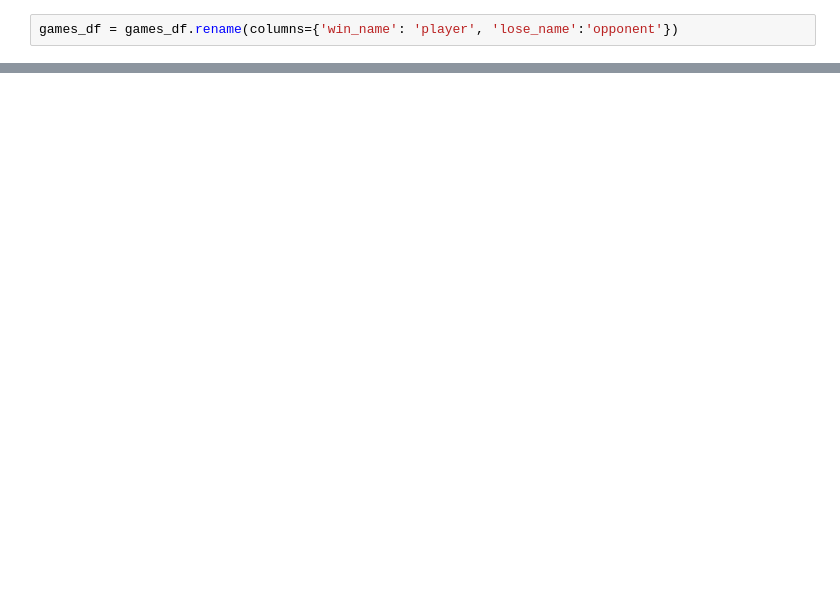
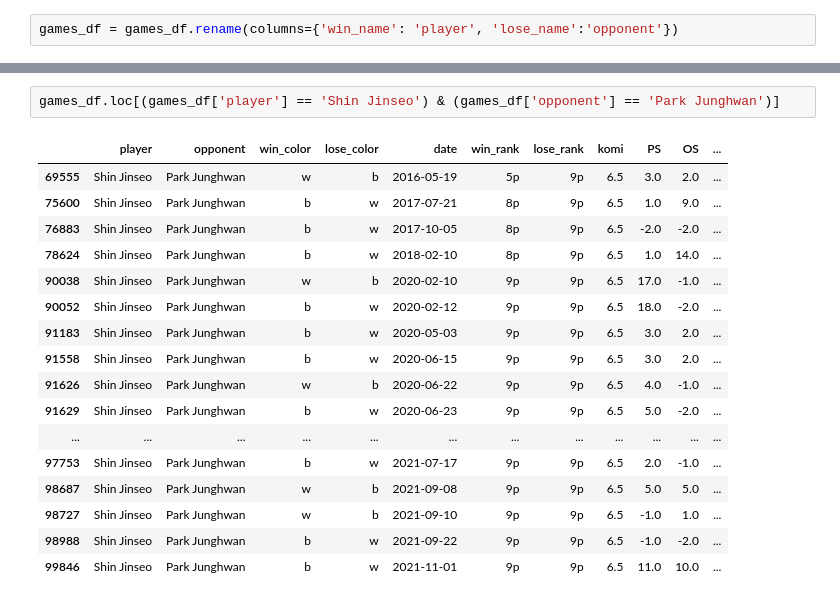
Before and after one commit to HOYOUNG98/GoWinPrediction, a Jupyter notebook: features/notebooks/against_win_rate.ipynb, the cells around one changed output, grey strips where cells are left out. Drawn from its saved outputs; the diff is of its cells as text; blank space fills up the shorter version.

```diff
--- a/features/notebooks/against_win_rate.ipynb
+++ b/features/notebooks/against_win_rate.ipynb
@@ -81,0 +82,20 @@ games_df
+# %%
+games_df.loc[(games_df['player'] == 'Shin Jinseo') & (games_df['opponent'] == 'Park Junghwan')]
+# %% [output]
+|  | player | opponent | win_color | lose_color | date | win_rank | lose_rank | komi | PS | OS | ... |
+| 69555 | Shin Jinseo | Park Junghwan | w | b | 2016-05-19 | 5p | 9p | 6.5 | 3.0 | 2.0 | ... |
+| 75600 | Shin Jinseo | Park Junghwan | b | w | 2017-07-21 | 8p | 9p | 6.5 | 1.0 | 9.0 | ... |
+| 76883 | Shin Jinseo | Park Junghwan | b | w | 2017-10-05 | 8p | 9p | 6.5 | -2.0 | -2.0 | ... |
+| 78624 | Shin Jinseo | Park Junghwan | b | w | 2018-02-10 | 8p | 9p | 6.5 | 1.0 | 14.0 | ... |
+| 90038 | Shin Jinseo | Park Junghwan | w | b | 2020-02-10 | 9p | 9p | 6.5 | 17.0 | -1.0 | ... |
+| 90052 | Shin Jinseo | Park Junghwan | b | w | 2020-02-12 | 9p | 9p | 6.5 | 18.0 | -2.0 | ... |
+| 91183 | Shin Jinseo | Park Junghwan | b | w | 2020-05-03 | 9p | 9p | 6.5 | 3.0 | 2.0 | ... |
+| 91558 | Shin Jinseo | Park Junghwan | b | w | 2020-06-15 | 9p | 9p | 6.5 | 3.0 | 2.0 | ... |
+| 91626 | Shin Jinseo | Park Junghwan | w | b | 2020-06-22 | 9p | 9p | 6.5 | 4.0 | -1.0 | ... |
+| 91629 | Shin Jinseo | Park Junghwan | b | w | 2020-06-23 | 9p | 9p | 6.5 | 5.0 | -2.0 | ... |
+| ... | ... | ... | ... | ... | ... | ... | ... | ... | ... | ... | ... |
+| 97753 | Shin Jinseo | Park Junghwan | b | w | 2021-07-17 | 9p | 9p | 6.5 | 2.0 | -1.0 | ... |
+| 98687 | Shin Jinseo | Park Junghwan | w | b | 2021-09-08 | 9p | 9p | 6.5 | 5.0 | 5.0 | ... |
+| 98727 | Shin Jinseo | Park Junghwan | w | b | 2021-09-10 | 9p | 9p | 6.5 | -1.0 | 1.0 | ... |
+| 98988 | Shin Jinseo | Park Junghwan | b | w | 2021-09-22 | 9p | 9p | 6.5 | -1.0 | -2.0 | ... |
+| 99846 | Shin Jinseo | Park Junghwan | b | w | 2021-11-01 | 9p | 9p | 6.5 | 11.0 | 10.0 | ... |
```
Also changed, not shown: parts of 2 cells of this notebook, 11 other files.
